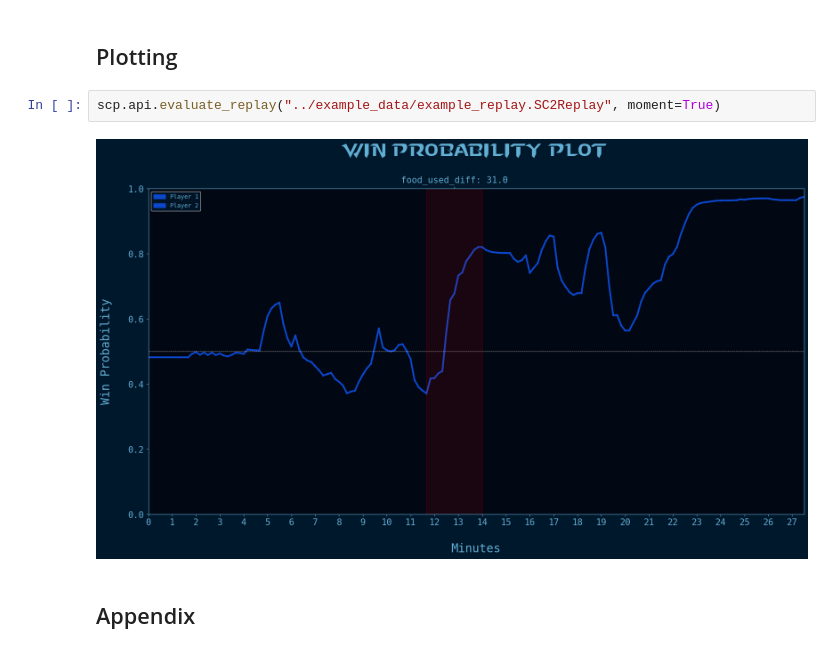
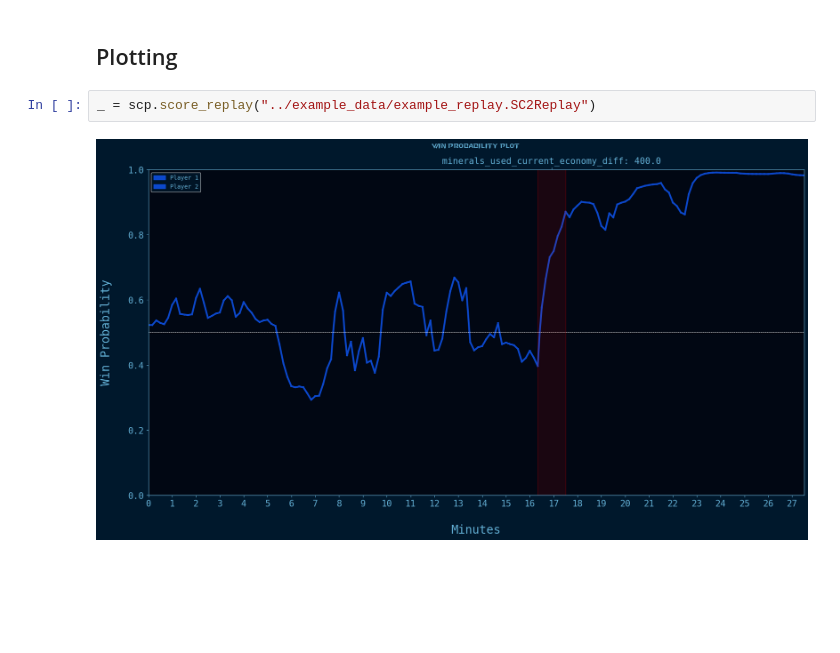
Before and after one commit to nedwebster/starcraft_predictor, a Jupyter notebook: ml_analysis/analysis_moments.ipynb, the cells around one changed output. Drawn from its saved outputs; the diff is of its cells as text; blank space fills up the shorter version.

```diff
--- a/ml_analysis/analysis_moments.ipynb
+++ b/ml_analysis/analysis_moments.ipynb
@@ -67,8 +128,6 @@ The next step is simple. To calculate the `moment feature change` we simply calc
 # %% [markdown]
 ## Plotting
 # %%
-scp.api.evaluate_replay("../example_data/example_replay.SC2Replay", moment=True)
+_ = scp.score_replay("../example_data/example_replay.SC2Replay")
 # %% [output]
-[figure, old version]
+[figure, new version]
-# %% [markdown]
-## Appendix
```
Also changed, not shown: parts of 7 cells of this notebook, 19 other files.
